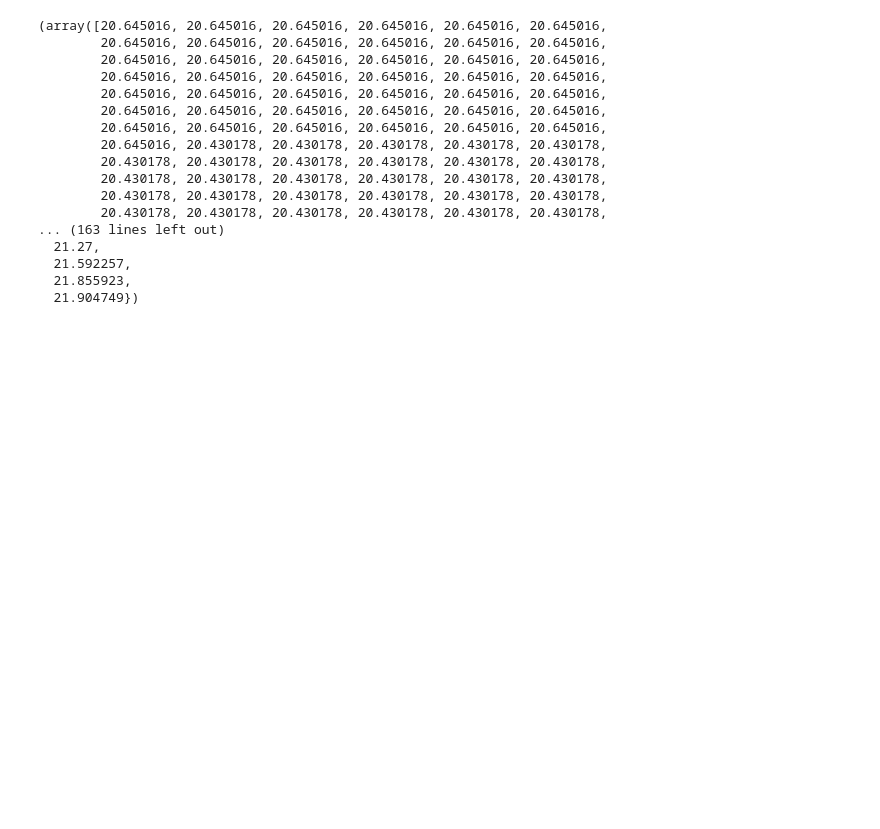
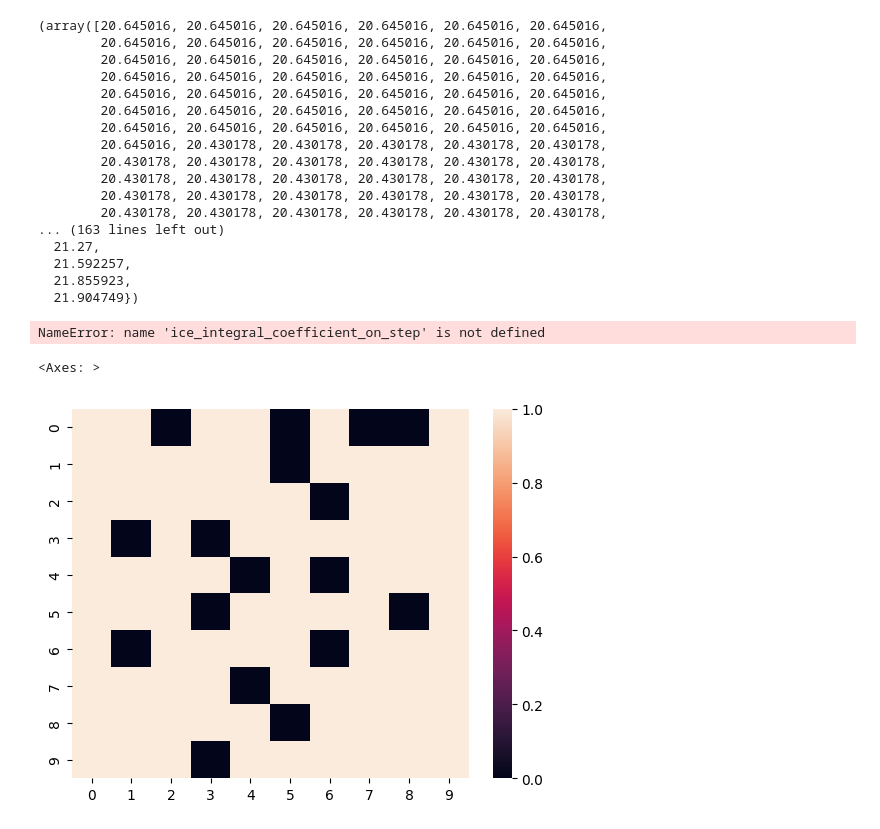
Before and after one commit to hackathon24rosatom/nothern_sea_router, a Jupyter notebook: test.ipynb, the cells around one changed output. Drawn from its saved outputs; the diff is of its cells as text; code cells hidden in the pictures; blank space fills up the shorter version.

```diff
--- a/test.ipynb
+++ b/test.ipynb
@@ -144,3 +164,24 @@ ice_metrics_on_route(
   21.592257,
   21.855923,
   21.904749})
+# %%
+ice_integral_coefficient_on_step()
+# %% [output]
+NameError: name 'ice_integral_coefficient_on_step' is not defined
+# %%
+from seaborn import heatmap
+from envs.waterworld import WaterWorld
+
+map_shape = (10, 10)
+water_map = WaterWorld._generate_rnd_map(map_shape)
+
+config = {
+    'water_map': water_map,
+    'map_shape': map_shape,
+    'window_shape': (5, 5),
+    'max_episode_steps': 25,
+}
+heatmap(water_map)
+# %% [output]
+<Axes: >
+[figure, added]
```
Also changed, not shown: parts of 11 cells of this notebook, 3 other files.
